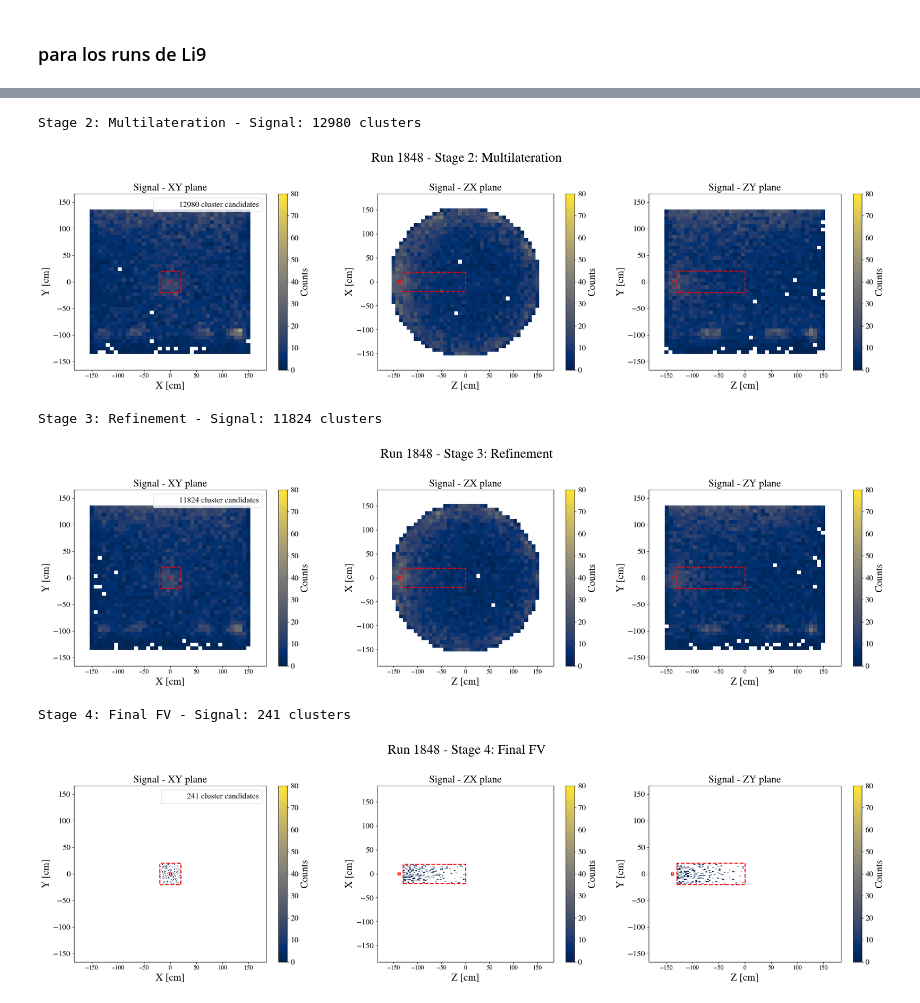
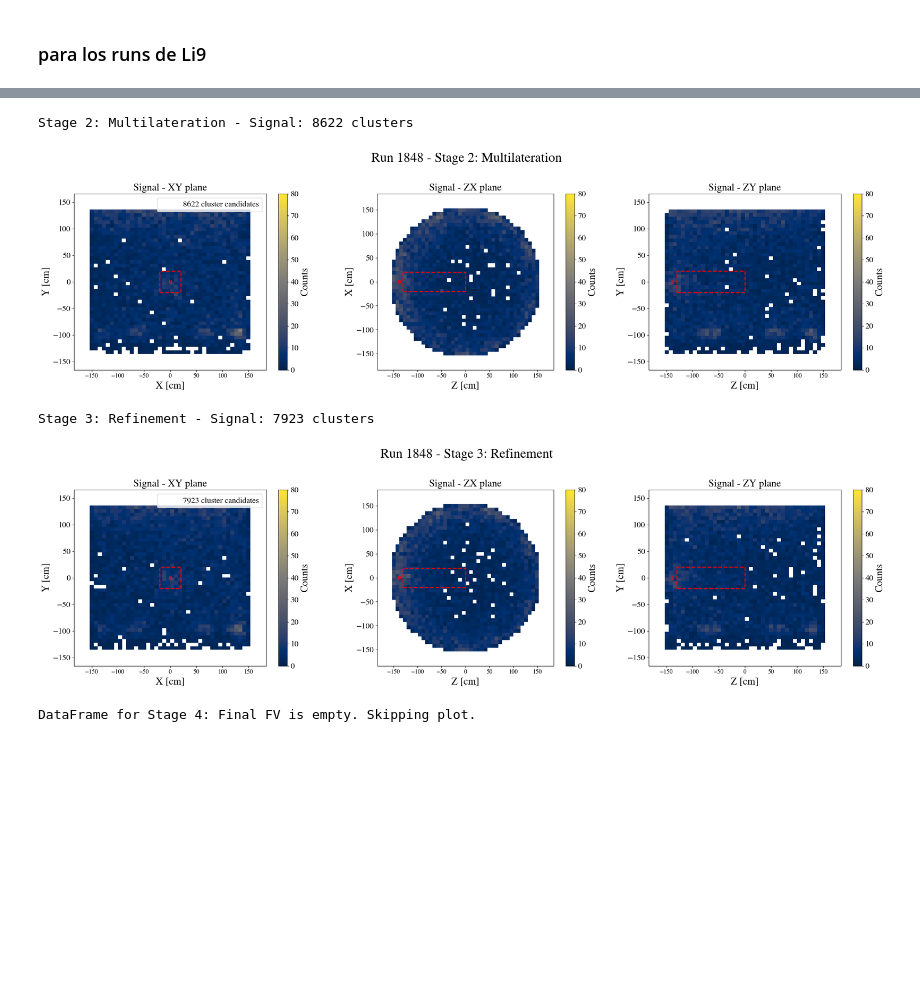
Before and after one commit to elenaramos44/9Li_analysis, a Jupyter notebook: notebooks/AmBe_run.ipynb, the cells around one changed output, grey strips where cells are left out. Drawn from its saved outputs; the diff is of its cells as text; code cells hidden in the pictures; blank space fills up the shorter version.

```diff
--- a/notebooks/AmBe_run.ipynb
+++ b/notebooks/AmBe_run.ipynb
@@ -508,7 +508,7 @@ def plot_vertex_maps_signal_only(df_sig, stage_name):
 
     mask = (
         df_sig.fit_success
-        & (df_sig.chi2_ndof < 5)
+        & (df_sig.chi2_ndof < 3)
         & (df_sig[xcol] ** 2 + df_sig[zcol] ** 2 <= R**2)
         & (np.abs(df_sig[ycol]) <= H / 2)
     )
@@ -619,36 +619,35 @@ def plot_vertex_maps_signal_only(df_sig, stage_name):
         Rectangle(
             (beam_pipe[2] - beam_halfwidth, beam_pipe[1] - beam_halfwidth),
             4, 4, facecolor="none", edgecolor="red", linewidth=2
         )
     )
     axs[2].add_patch(
         Rectangle(
             (z_lims[0], y_lims[0]),
             z_lims[1] - z_lims[0], y_lims[1] - y_lims[0],
             facecolor="none", edgecolor="red", linestyle="--", linewidth=2
         )
     )
 
     axs[2].set_title("Signal - ZY plane")
     axs[2].set_xlabel("Z [cm]")
     axs[2].set_ylabel("Y [cm]")
     plt.colorbar(im2[3], ax=axs[2], label="Counts")
 
     plt.suptitle(f"Run {run_number} - {stage_name}")
     plt.tight_layout()
     plt.show()
 
 
 # =====================================================
 # Call plots (Solo Signal)
 # =====================================================
 plot_vertex_maps_signal_only(df_stage2_sig, "Stage 2: Multilateration")
 plot_vertex_maps_signal_only(df_stage4_sig, "Stage 3: Refinement")
 plot_vertex_maps_signal_only(df_stage5_sig, "Stage 4: Final FV")
 # %% [output]
-Stage 2: Multilateration - Signal: 12980 clusters
+Stage 2: Multilateration - Signal: 8622 clusters
-[figure, old version]
+[figure, new version]
-Stage 3: Refinement - Signal: 11824 clusters
+Stage 3: Refinement - Signal: 7923 clusters
-[figure, old version]
+[figure, new version]
-Stage 4: Final FV - Signal: 241 clusters
+DataFrame for Stage 4: Final FV is empty. Skipping plot.
-[figure, removed]
```
Also changed, not shown: parts of 2 cells of this notebook, 4 other files.
